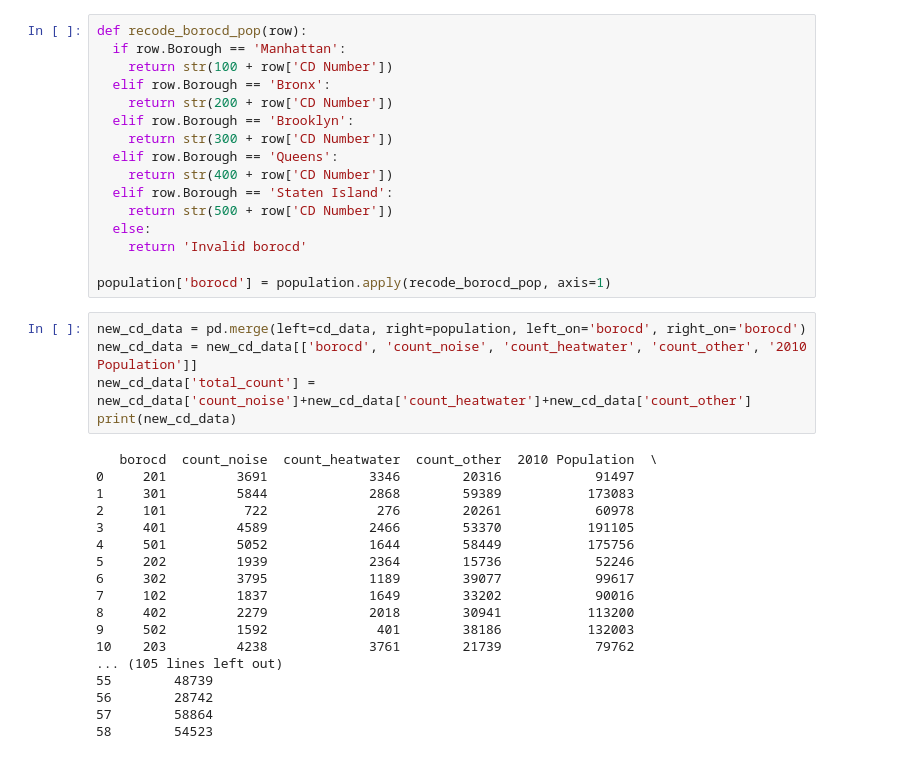
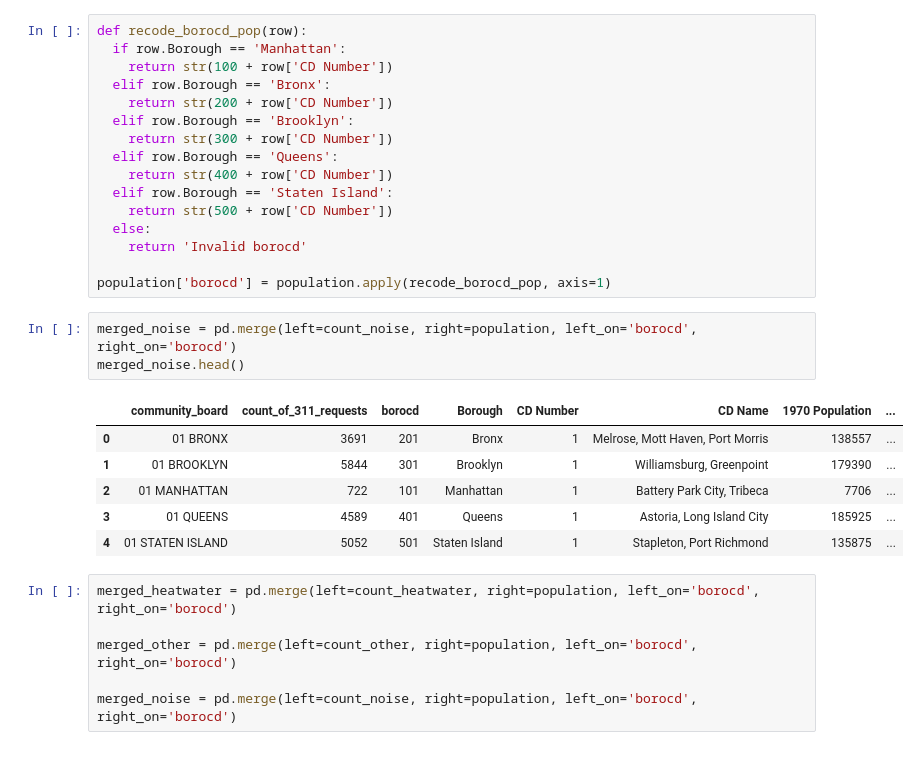
Before and after one commit to t1mmy89ru/nyu-python-public-policy, a Jupyter notebook: HW4.ipynb, the cells around one changed output. Cells and saved outputs as stored; diff of their text form.

```diff
--- a/HW4.ipynb
+++ b/HW4.ipynb
@@ -228,26 +228,19 @@ def recode_borocd_pop(row):
     return 'Invalid borocd'
 
 population['borocd'] = population.apply(recode_borocd_pop, axis=1)
-# %%
-new_cd_data = pd.merge(left=cd_data, right=population, left_on='borocd', right_on='borocd')
-new_cd_data = new_cd_data[['borocd', 'count_noise', 'count_heatwater', 'count_other', '2010 Population']]
-new_cd_data['total_count'] = new_cd_data['count_noise']+new_cd_data['count_heatwater']+new_cd_data['count_other']
-print(new_cd_data)
-# %% [output]
-   borocd  count_noise  count_heatwater  count_other  2010 Population  \
-0     201         3691             3346        20316            91497
-1     301         5844             2868        59389           173083
-2     101          722              276        20261            60978
-3     401         4589             2466        53370           191105
-4     501         5052             1644        58449           175756
-5     202         1939             2364        15736            52246
-6     302         3795             1189        39077            99617
-7     102         1837             1649        33202            90016
-8     402         2279             2018        30941           113200
-9     502         1592              401        38186           132003
-10    203         4238             3761        21739            79762
-... (105 lines left out)
-55        48739
-56        28742
-57        58864
-58        54523
+# %%
+merged_noise = pd.merge(left=count_noise, right=population, left_on='borocd', right_on='borocd')
+merged_noise.head()
+# %% [output]
+|  | community_board | count_of_311_requests | borocd | Borough | CD Number | CD Name | 1970 Population | ... |
+| 0 | 01 BRONX | 3691 | 201 | Bronx | 1 | Melrose, Mott Haven, Port Morris | 138557 | ... |
+| 1 | 01 BROOKLYN | 5844 | 301 | Brooklyn | 1 | Williamsburg, Greenpoint | 179390 | ... |
+| 2 | 01 MANHATTAN | 722 | 101 | Manhattan | 1 | Battery Park City, Tribeca | 7706 | ... |
+| 3 | 01 QUEENS | 4589 | 401 | Queens | 1 | Astoria, Long Island City | 185925 | ... |
+| 4 | 01 STATEN ISLAND | 5052 | 501 | Staten Island | 1 | Stapleton, Port Richmond | 135875 | ... |
+# %%
+merged_heatwater = pd.merge(left=count_heatwater, right=population, left_on='borocd', right_on='borocd')
+
+merged_other = pd.merge(left=count_other, right=population, left_on='borocd', right_on='borocd')
+
+merged_noise = pd.merge(left=count_noise, right=population, left_on='borocd', right_on='borocd')
```
Also changed, not shown: parts of 3 cells of this notebook.
